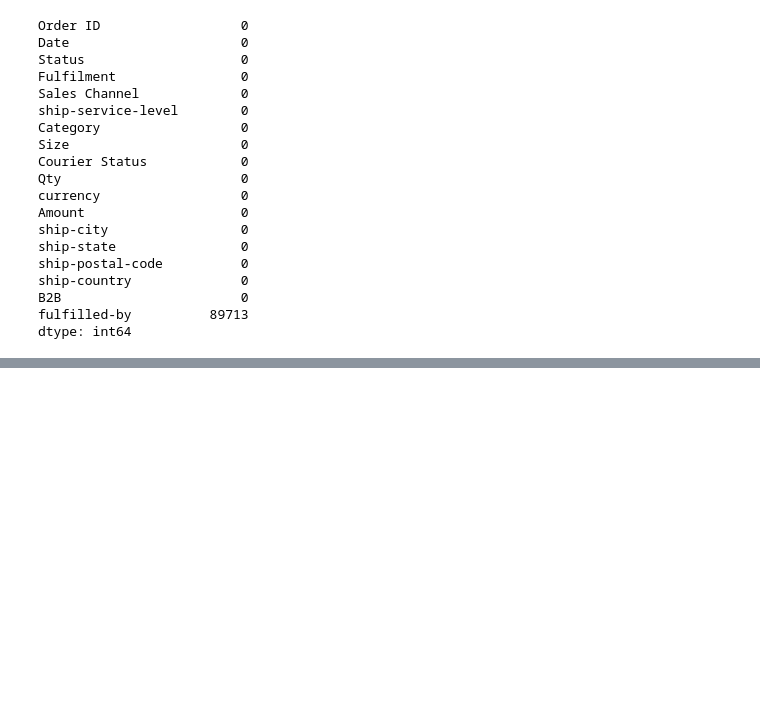
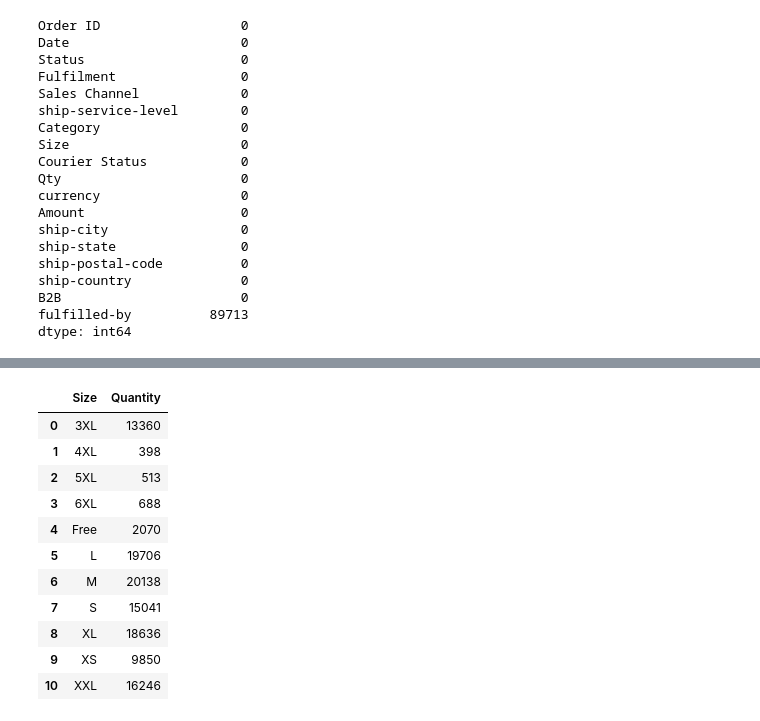
Before and after one commit to KisiselMertProjeleri/Amazon_Sales_Dataset_Project, a Jupyter notebook: amazon_sales.ipynb, the cells around one changed output, grey strips where cells are left out. Cells and saved outputs as stored; diff of their text form; code cells hidden in the pictures; blank space fills up the shorter version.

```diff
--- a/amazon_sales.ipynb
+++ b/amazon_sales.ipynb
@@ -209,0 +340,15 @@ df.drop('fulfilled-by', axis = 1, inplace = True)
+# %%
+df.groupby('Size', as_index = False)['Quantity'].sum()
+# %% [output]
+|  | Size | Quantity |
+| 0 | 3XL | 13360 |
+| 1 | 4XL | 398 |
+| 2 | 5XL | 513 |
+| 3 | 6XL | 688 |
+| 4 | Free | 2070 |
+| 5 | L | 19706 |
+| 6 | M | 20138 |
+| 7 | S | 15041 |
+| 8 | XL | 18636 |
+| 9 | XS | 9850 |
+| 10 | XXL | 16246 |
```
Also changed, not shown: parts of 22 cells of this notebook, 2 other files.
